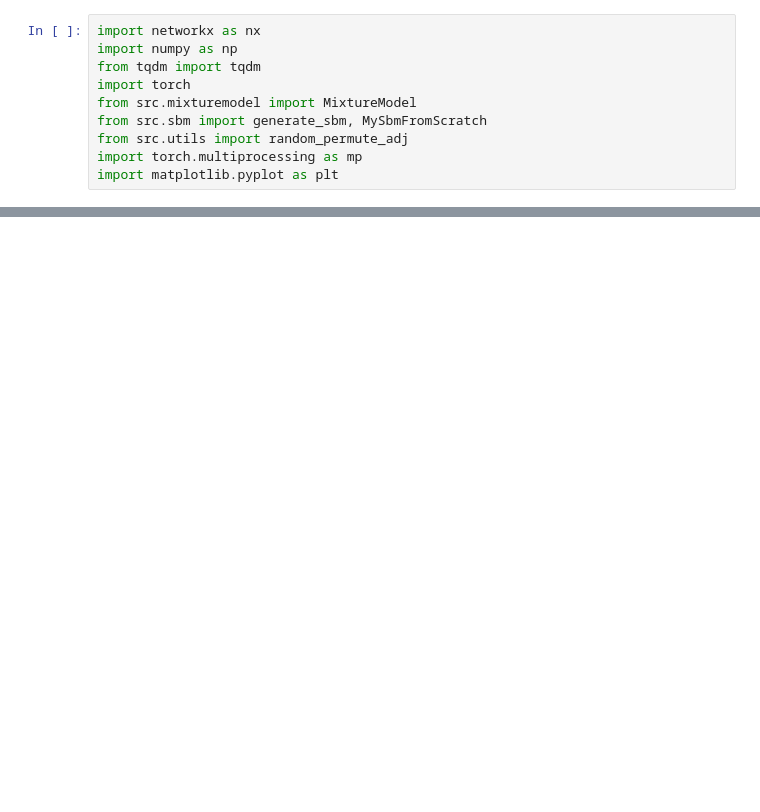
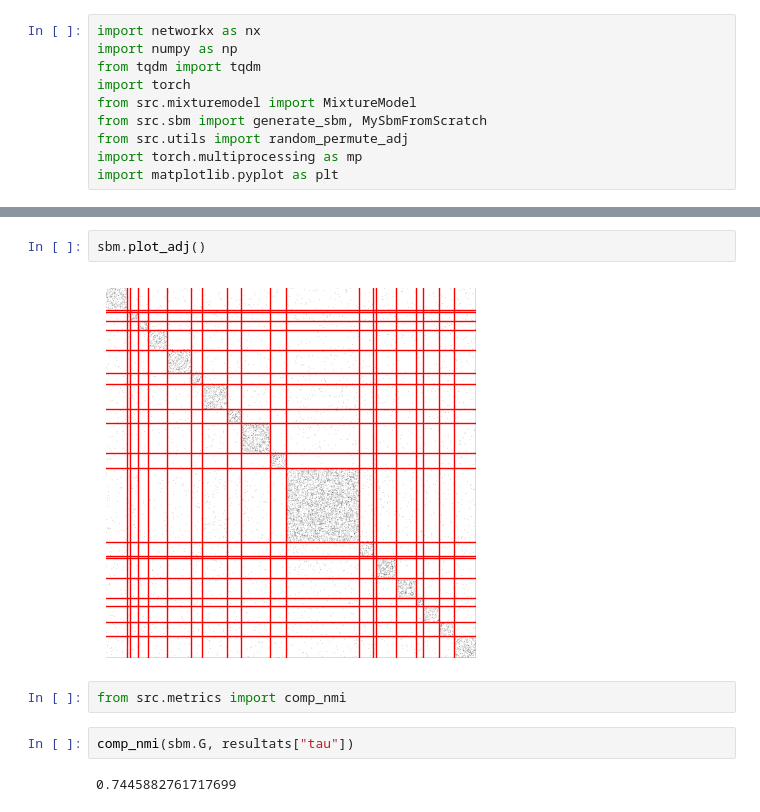
Before and after one commit to QMoayedpour/PGM_MVA, a Jupyter notebook: ntbk/model_init.ipynb, the cells around one changed output, grey strips where cells are left out. Cells and saved outputs as stored; diff of their text form; blank space fills up the shorter version.

```diff
--- a/ntbk/model_init.ipynb
+++ b/ntbk/model_init.ipynb
@@ -127,0 +100,10 @@ for idx in all_res["Kmeans"]["1000,15"]:
+# %%
+sbm.plot_adj()
+# %% [output]
+[figure, added]
+# %%
+from src.metrics import comp_nmi
+# %%
+comp_nmi(sbm.G, resultats["tau"])
+# %% [output]
+0.7445882761717699
```
Also changed, not shown: parts of 11 cells of this notebook.
